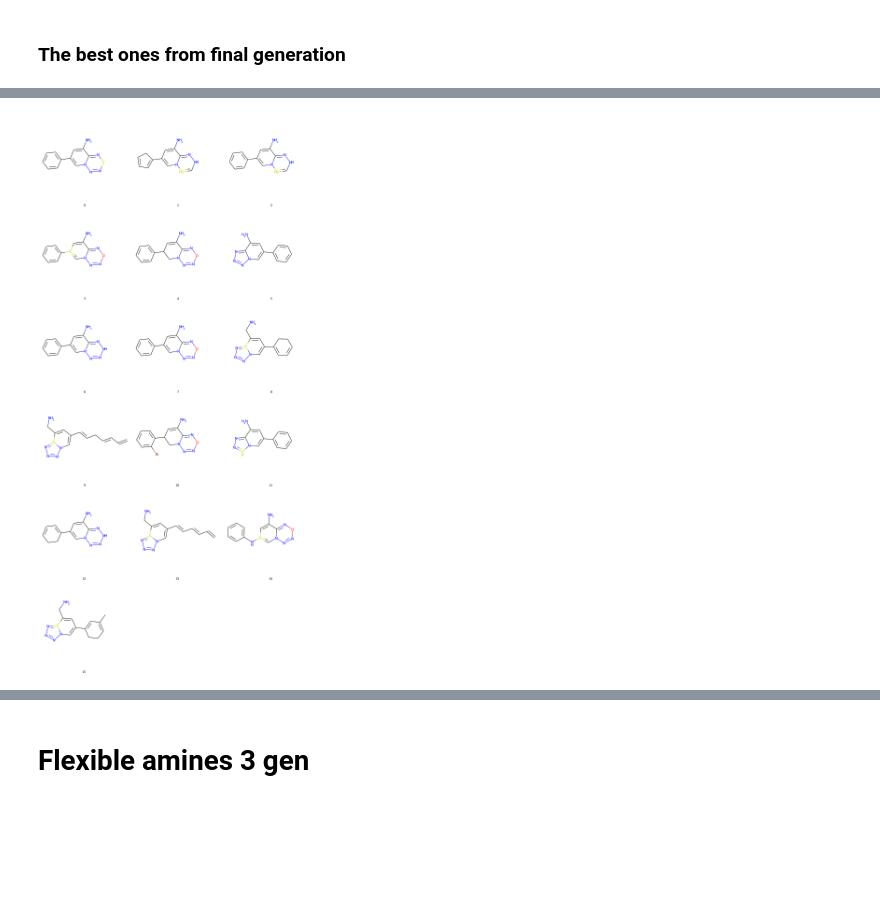
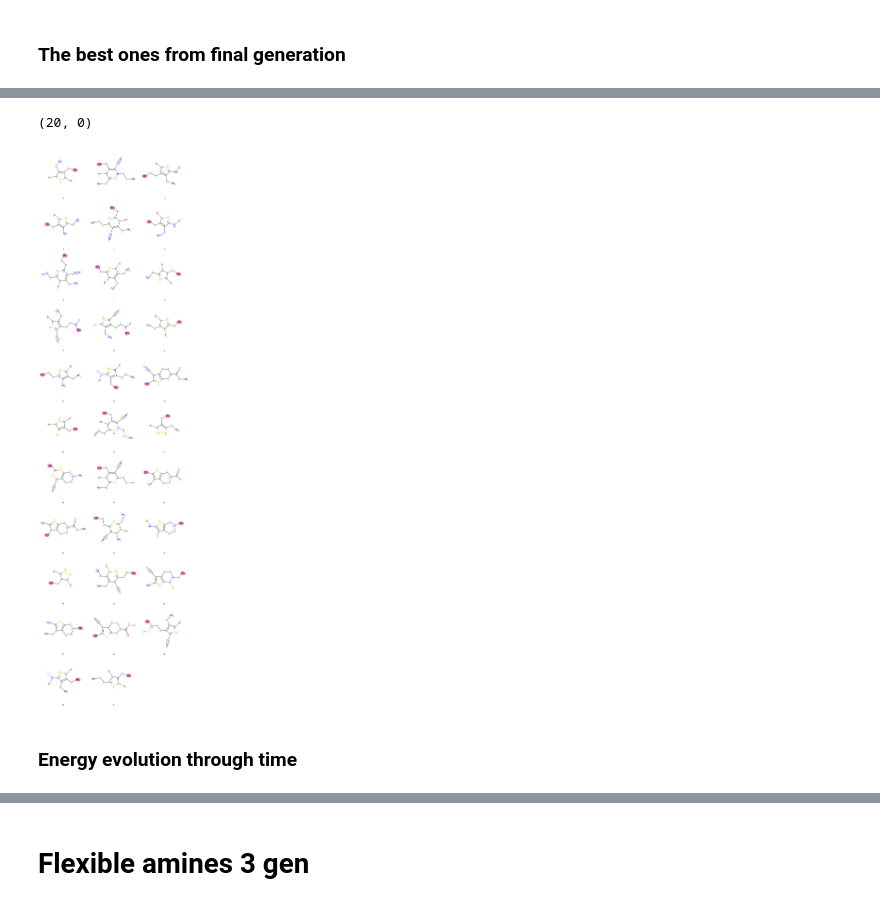
Before and after one commit to Strandgaard96/GB_GA, a Jupyter notebook: notebooks/Generation_exploration.ipynb, the cells around one changed output, grey strips where cells are left out. Cells and saved outputs as stored; diff of their text form; code cells hidden in the pictures; blank space fills up the shorter version.

```diff
--- a/notebooks/Generation_exploration.ipynb
+++ b/notebooks/Generation_exploration.ipynb
@@ -16,6 +16,9 @@ from rdkit.Chem import Draw
 from rdkit.Chem.Draw import IPythonConsole, MolsToGridImage
 import py3Dmol
 
+# For highlight colors
+from matplotlib.colors import ColorConverter
+
 from ipywidgets import interact,fixed,IntSlider
 
 module_path = os.path.abspath(os.path.join('..'))
@@ -25,6 +28,12 @@ if module_path not in sys.path:
 
 #IPythonConsole.drawOptions.addAtomIndices = True
 IPythonConsole.molSize = 500,500
+IPythonConsole.drawOptions.addAtomIndices = True
 
 templates = Path('../templates/')
 generation_path = Path('~').expanduser()/'generation_correct_scoring'
+
+font = {'weight' : 'bold',
+        'size'   : 18}
+
+plt.rc('font', **font)
@@ -75,6 +103,6 @@ def draw_generation(
 # %%
 templates = Path('../templates/')
-generation_path = Path('~').expanduser()/"Documents/generation_data/generation_amine_total_rework"
+generation_path = Path('~').expanduser()/"Documents/generation_data/prod_test"
 # %%
 files = generation_path.rglob('*xtbopt.xyz')
 paths = sorted(files)
@@ -149,4 +141,4 @@ PosixPath('/home/magstr/Documents/generation_data/generation_amine_total_rework'
 # %%
-with open(generation_path/'GA14.pkl', "rb") as f:
-    gen20 = pickle.load(f)
+with open(generation_path/'GA20.pkl', "rb") as f:
+    gen10 = pickle.load(f)
 # %%
@@ -154,10 +165,21 @@ with open(generation_path/'GA14.pkl', "rb") as f:
 # %%
 mols = []
-idx = []
-for elem in gen20.survivors.molecules:
-    mols.append(Chem.MolFromSmiles(elem.smiles))
-    idx.append(elem.idx[1])
+list_idx = []
+cut_idx = []
+
+for elem in gen10.survivors.molecules:
+    mols.append(elem.rdkit_mol)
+
+    list_idx.append(elem.idx[1])
+
+    cut_idx.append(elem.cut_idx)
+# %%
+gen10.survivors.molecules[0].idx
+# %% [output]
+(20, 0)
 # %%
-Draw.MolsToGridImage(mols,molsPerRow=3,maxMols=20,legends=[str(x) for x in idx], subImgSize=(500,500))
+Draw.MolsToGridImage(mols,molsPerRow=3,maxMols=len(mols),legends=[str(x) for x in list_idx], subImgSize=(500,500), highlightAtomLists=cut_idx)
 # %% [output]
-[figure, old version]
+[figure, new version]
+# %% [markdown]
+### Energy evolution through time
```
Also changed, not shown: parts of 20 cells of this notebook, 8 other files.
